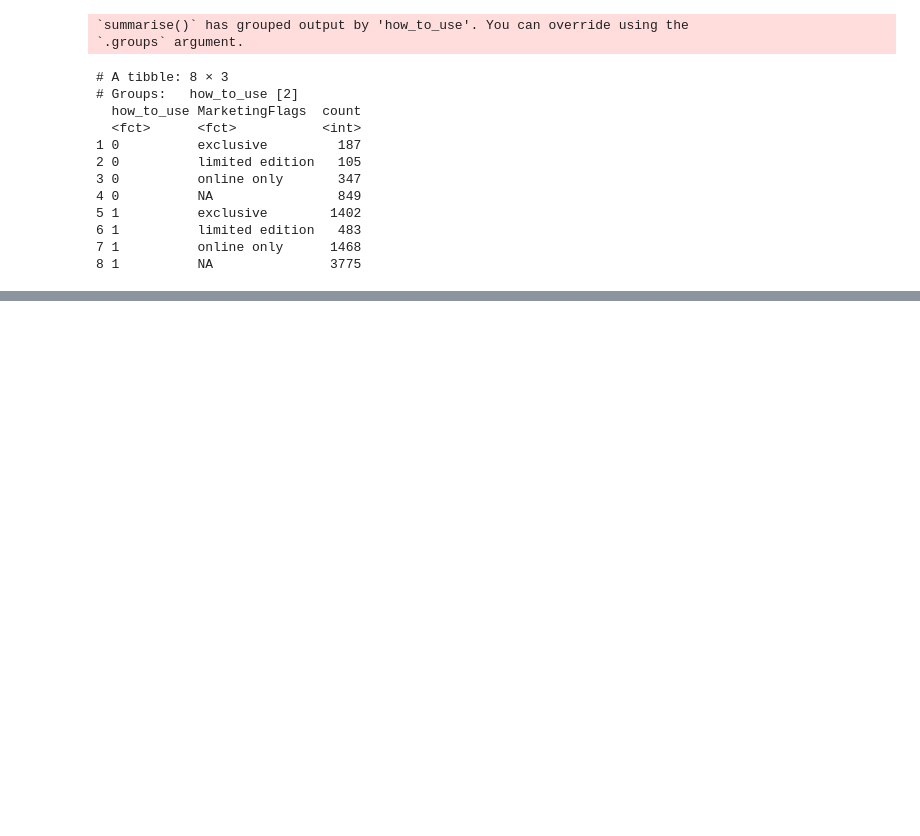
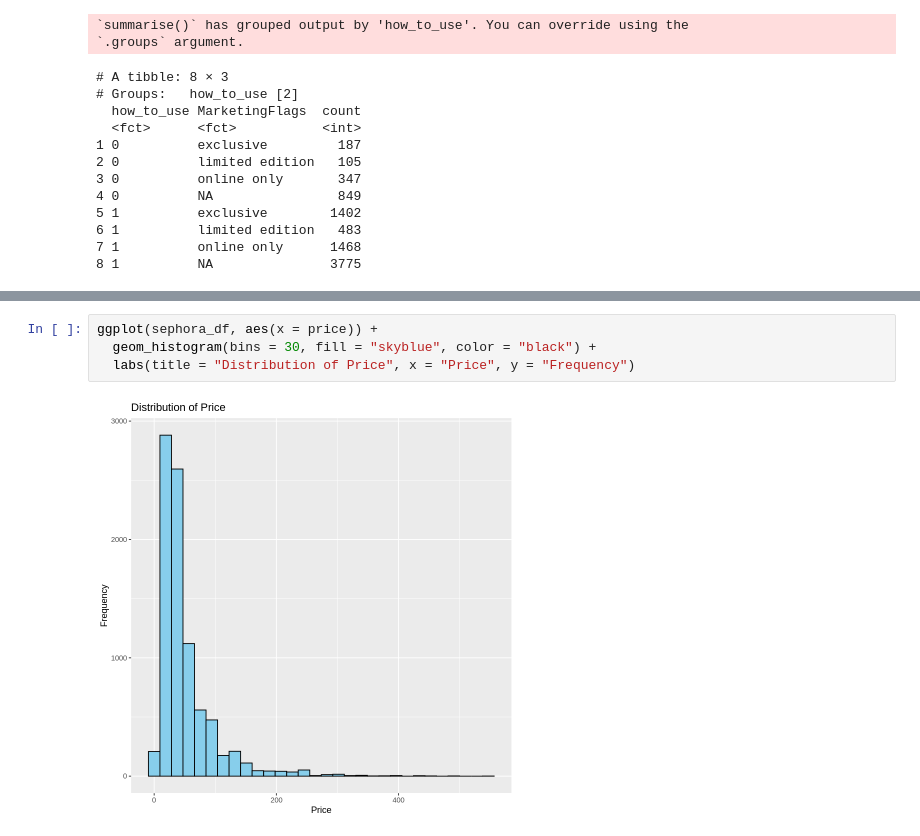
Before and after one commit to GeorgeM2000/Sephora-Statistical-Data-Analysis, a Jupyter notebook: Sephora_Statistical_Data_Analysis.ipynb, the cells around one changed output, grey strips where cells are left out. Saved outputs shown, nothing was run; the diff lists cells and outputs as text; blank space fills up the shorter version.

```diff
--- a/Sephora_Statistical_Data_Analysis.ipynb
+++ b/Sephora_Statistical_Data_Analysis.ipynb
@@ -150,0 +195,6 @@ print(sephora_df %>%
+# %%
+ggplot(sephora_df, aes(x = price)) +
+  geom_histogram(bins = 30, fill = "skyblue", color = "black") +
+  labs(title = "Distribution of Price", x = "Price", y = "Frequency")
+# %% [output]
+[figure, added]
```
Also changed, not shown: parts of 10 cells of this notebook.
